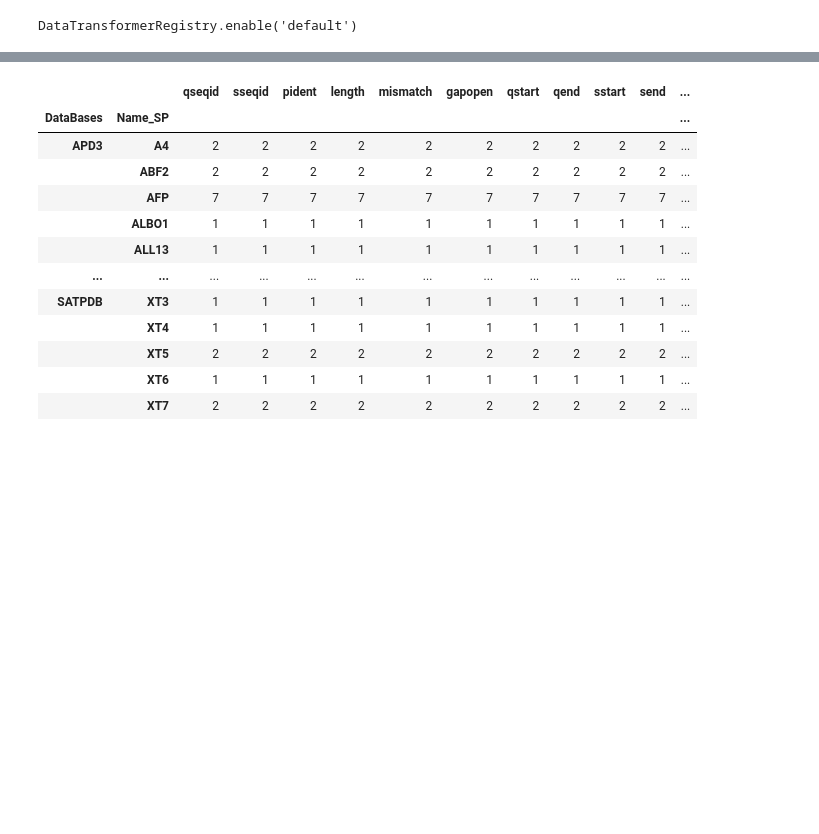
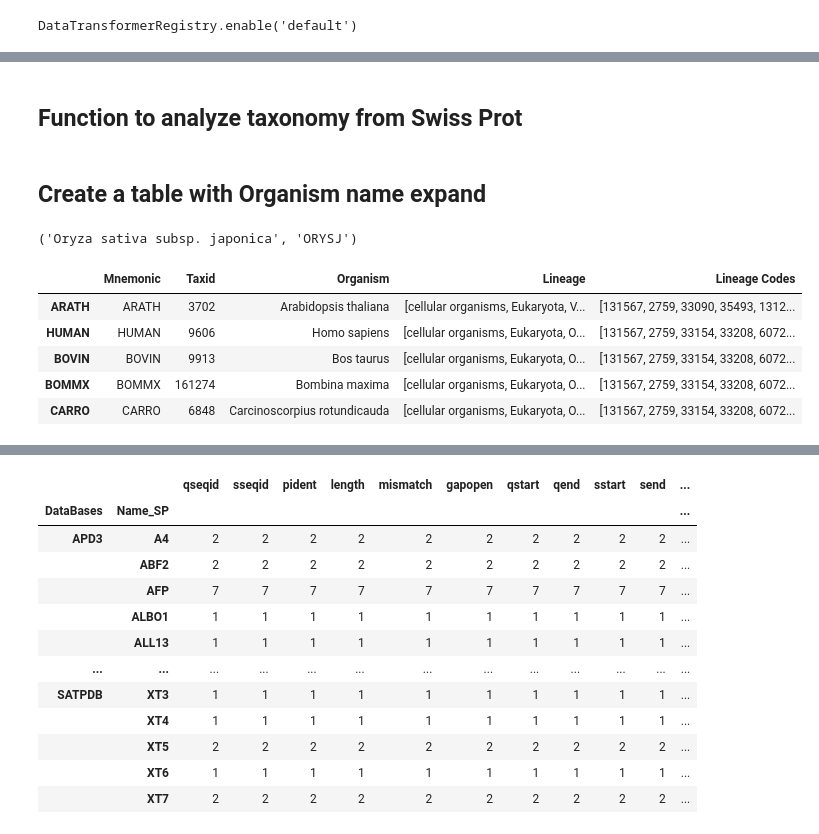
Before and after one commit to Nanocell-Lab/CAFPdb, a Jupyter notebook: 02_Diamond_SwissProt.ipynb, the cells around one changed output, grey strips where cells are left out. Cells and saved outputs as stored; diff of their text form; code cells hidden in the pictures; blank space fills up the shorter version.

Commit message:
Included taxonomy, figure description and sources
Included taxonomy, figure description and sources

```diff
--- a/02_Diamond_SwissProt.ipynb
+++ b/02_Diamond_SwissProt.ipynb
@@ -307 +320,3 @@ bar_chart2
 [interactive output not drawn]
+# %% [markdown]
+## Function to analyze taxonomy from Swiss Prot
@@ -307,0 +367,7 @@ bar_chart2
+# %% [markdown]
+## Create a table with Organism name expand
+# %%
+taxid = get_taxid(mnemonic='ORYSJ')
+create_entry(taxid)
+# %% [output]
+('Oryza sativa subsp. japonica', 'ORYSJ')
@@ -307,0 +384,9 @@ bar_chart2
+# %%
+df44.head()
+# %% [output]
+|  | Mnemonic | Taxid | Organism | Lineage | Lineage Codes |
+| ARATH | ARATH | 3702 | Arabidopsis thaliana | [cellular organisms, Eukaryota, V... | [131567, 2759, 33090, 35493, 1312... |
+| HUMAN | HUMAN | 9606 | Homo sapiens | [cellular organisms, Eukaryota, O... | [131567, 2759, 33154, 33208, 6072... |
+| BOVIN | BOVIN | 9913 | Bos taurus | [cellular organisms, Eukaryota, O... | [131567, 2759, 33154, 33208, 6072... |
+| BOMMX | BOMMX | 161274 | Bombina maxima | [cellular organisms, Eukaryota, O... | [131567, 2759, 33154, 33208, 6072... |
+| CARRO | CARRO | 6848 | Carcinoscorpius rotundicauda | [cellular organisms, Eukaryota, O... | [131567, 2759, 33154, 33208, 6072... |
```
Also changed, not shown: parts of 26 cells of this notebook, 13 other files.
